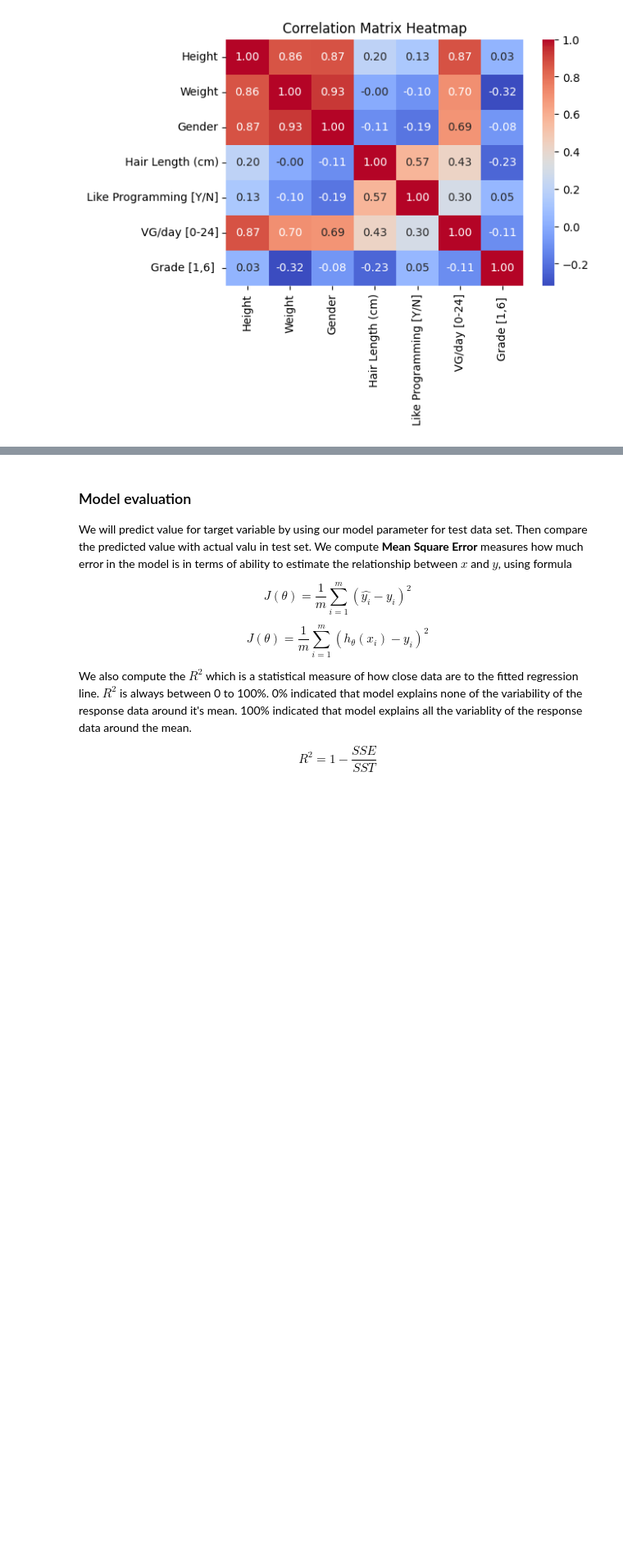
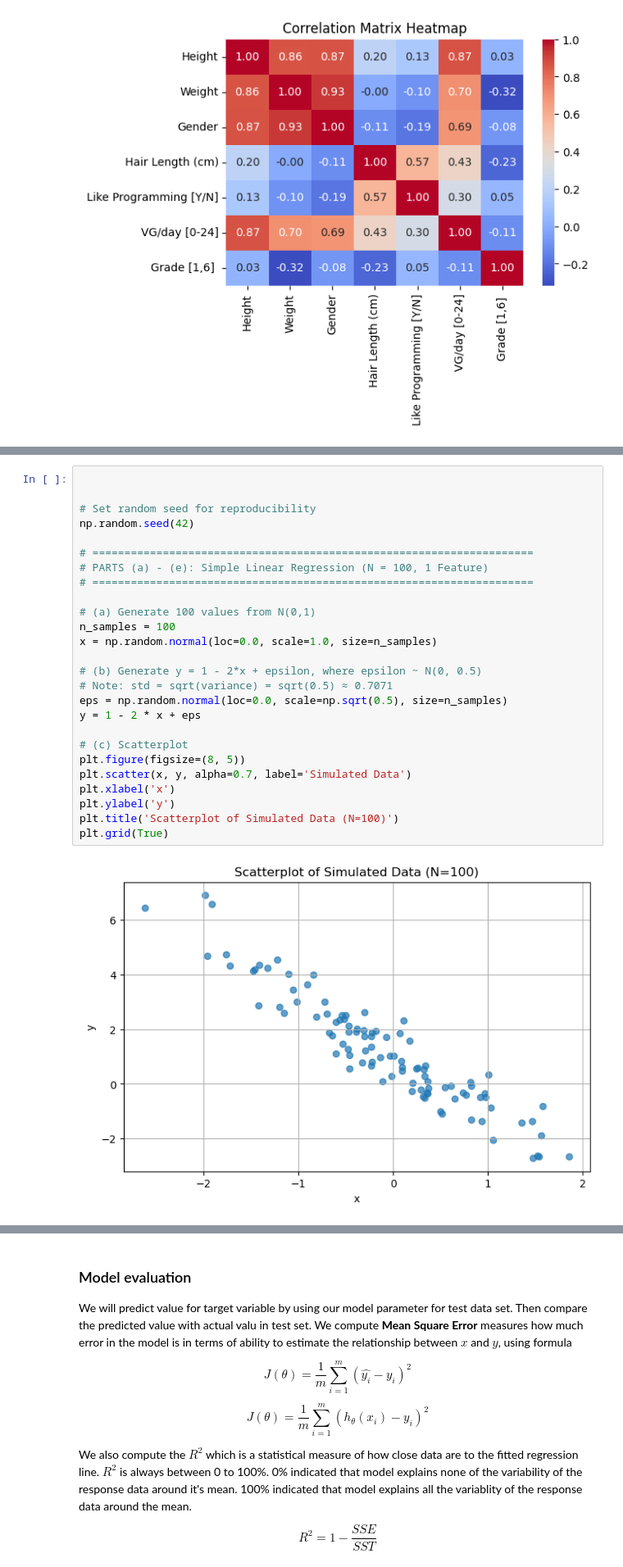
Before and after one commit to olethrosdc/machine-learning-neuch, a Jupyter notebook: BSc/src/Regression/regression_lab.ipynb, the cells around one changed output, grey strips where cells are left out. Shown at 82% size. Drawn from its saved outputs; the diff is of its cells as text; blank space fills up the shorter version.

```diff
--- a/BSc/src/Regression/regression_lab.ipynb
+++ b/BSc/src/Regression/regression_lab.ipynb
@@ -133,0 +168,28 @@ print(param_df)
+# %%
+
+
+# Set random seed for reproducibility
+np.random.seed(42)
+
+# =====================================================================
+# PARTS (a) - (e): Simple Linear Regression (N = 100, 1 Feature)
+# =====================================================================
+
+# (a) Generate 100 values from N(0,1)
+n_samples = 100
+x = np.random.normal(loc=0.0, scale=1.0, size=n_samples)
+
+# (b) Generate y = 1 - 2*x + epsilon, where epsilon ~ N(0, 0.5)
+# Note: std = sqrt(variance) = sqrt(0.5) ≈ 0.7071
+eps = np.random.normal(loc=0.0, scale=np.sqrt(0.5), size=n_samples)
+y = 1 - 2 * x + eps
+
+# (c) Scatterplot
+plt.figure(figsize=(8, 5))
+plt.scatter(x, y, alpha=0.7, label='Simulated Data')
+plt.xlabel('x')
+plt.ylabel('y')
+plt.title('Scatterplot of Simulated Data (N=100)')
+plt.grid(True)
+# %% [output]
+[figure, added]
```
Also changed, not shown: parts of 14 cells of this notebook.
